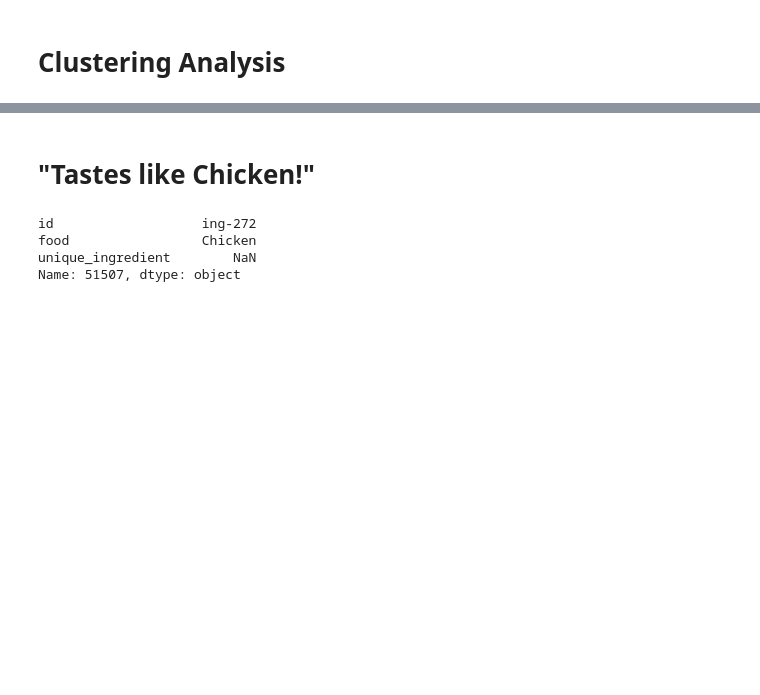
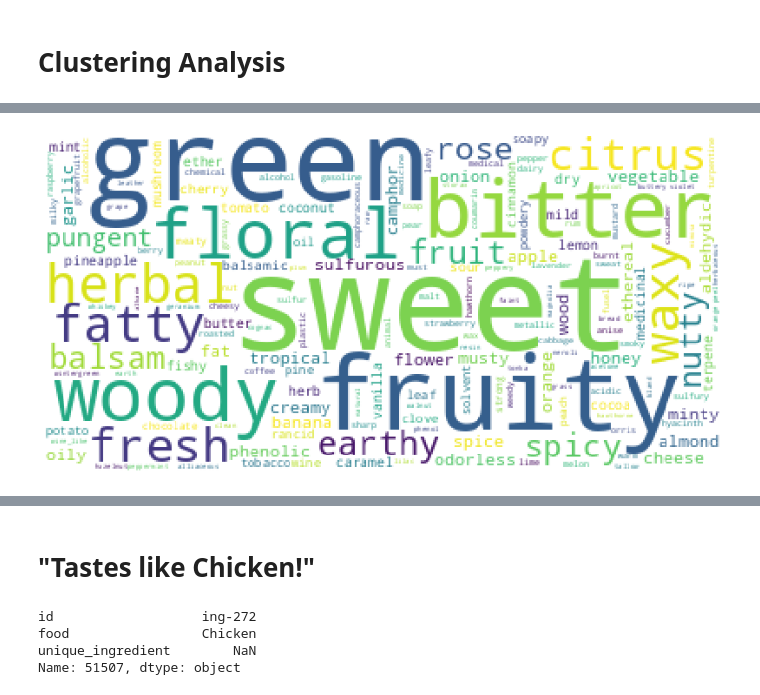
Before and after one commit to jhwaffles/cse6242-team58-project, a Jupyter notebook: embeddings.ipynb, the cells around one changed output, grey strips where cells are left out. Saved outputs shown, nothing was run; the diff lists cells and outputs as text; code cells hidden in the pictures; blank space fills up the shorter version.

```diff
--- a/embeddings.ipynb
+++ b/embeddings.ipynb
@@ -388,0 +396,29 @@ plt.scatter(projection_df['x'], projection_df['y'], c=clustered)
+# %%
+cluster_groups = clustering_df['cluster'].value_counts().T
+cluster_groups = pd.DataFrame(cluster_groups)
+cluster_groups = cluster_groups.reset_index()
+cluster_groups.columns = ['cluster', 'count']
+cluster_groups = cluster_groups.sort_values(by='count', ascending=False)
+cluster_groups = cluster_groups[:10]
+
+def color_swatch(e):
+    print(f"background-color: rgba{rgba(e[0])}")
+    return [f"background-color: rgba{rgba(v)}" for v in e]
+
+_flav_df = pd.merge(df, clustering_df['cluster'], left_index=True, right_index=True)
+
+def flav_freq(row):
+    terms = defaultdict(int)
+    total = 0
+    for j, r in _flav_df[(_flav_df.cluster == row.cluster) & (_flav_df.type == 'recipe')].iterrows():
+        for m in r.flavor_molecules:
+            ts = m['flavor_profile'].split('@')
+            for t in ts:
+                terms[t] += 1
+                total += 1
+
+    topn = dict(map(lambda e: (e[0], e[1]/total), sorted(terms.items(), key=lambda e: e[1], reverse=True)))
+    return topn
+
+cluster_groups['flav_freq'] = cluster_groups.apply(flav_freq, axis=1)
+cluster_groups[['cluster', 'count']].style.apply(color_swatch, axis=0, subset=['cluster'])
@@ -388,0 +438,11 @@ plt.scatter(projection_df['x'], projection_df['y'], c=clustered)
+# %%
+from wordcloud import WordCloud
+MASKWORDS = [] # ['sweet', 'green','bitter']
+CLUSTER_GROUP_INDEX = 9
+wf = {k: v for k,v in cluster_groups.iloc[CLUSTER_GROUP_INDEX]['flav_freq'].items() if k not in MASKWORDS}
+wc = WordCloud(background_color="white").generate_from_frequencies(wf)
+plt.imshow(wc, interpolation='nearest')
+plt.axis('off')
+plt.show()
+# %% [output]
+[figure, added]
```
Also changed, not shown: parts of 9 cells of this notebook.
